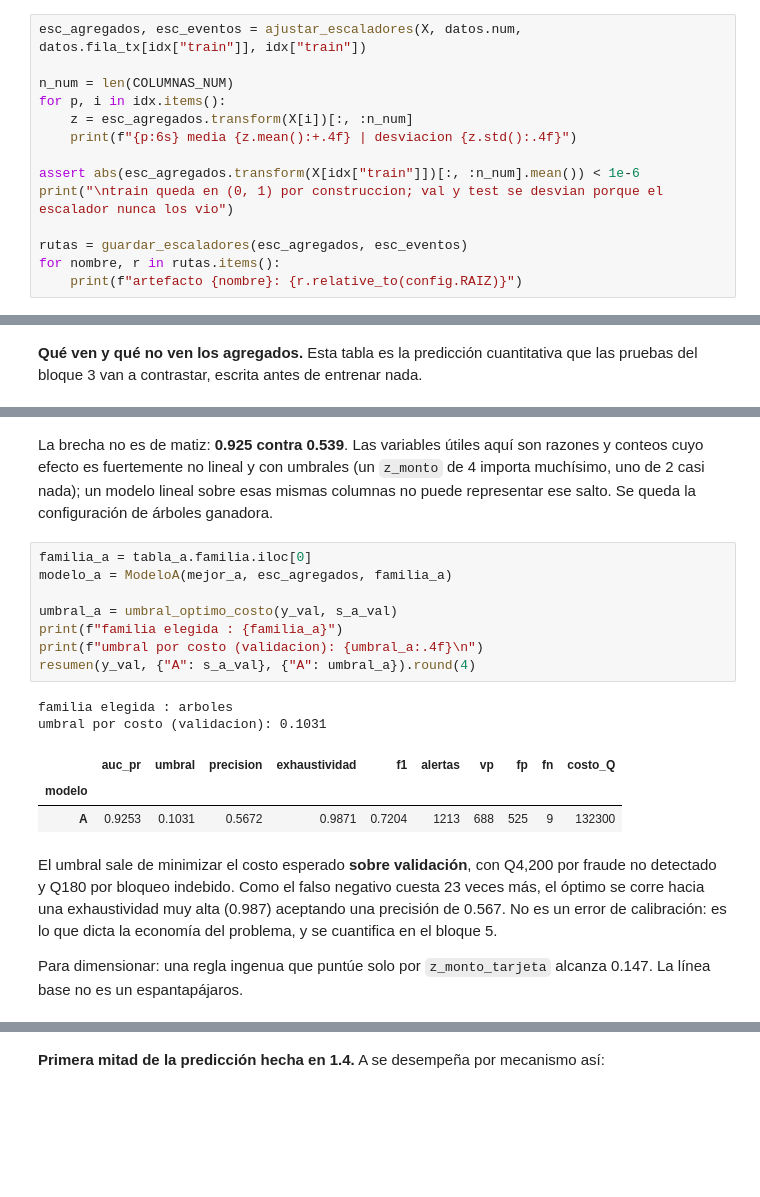
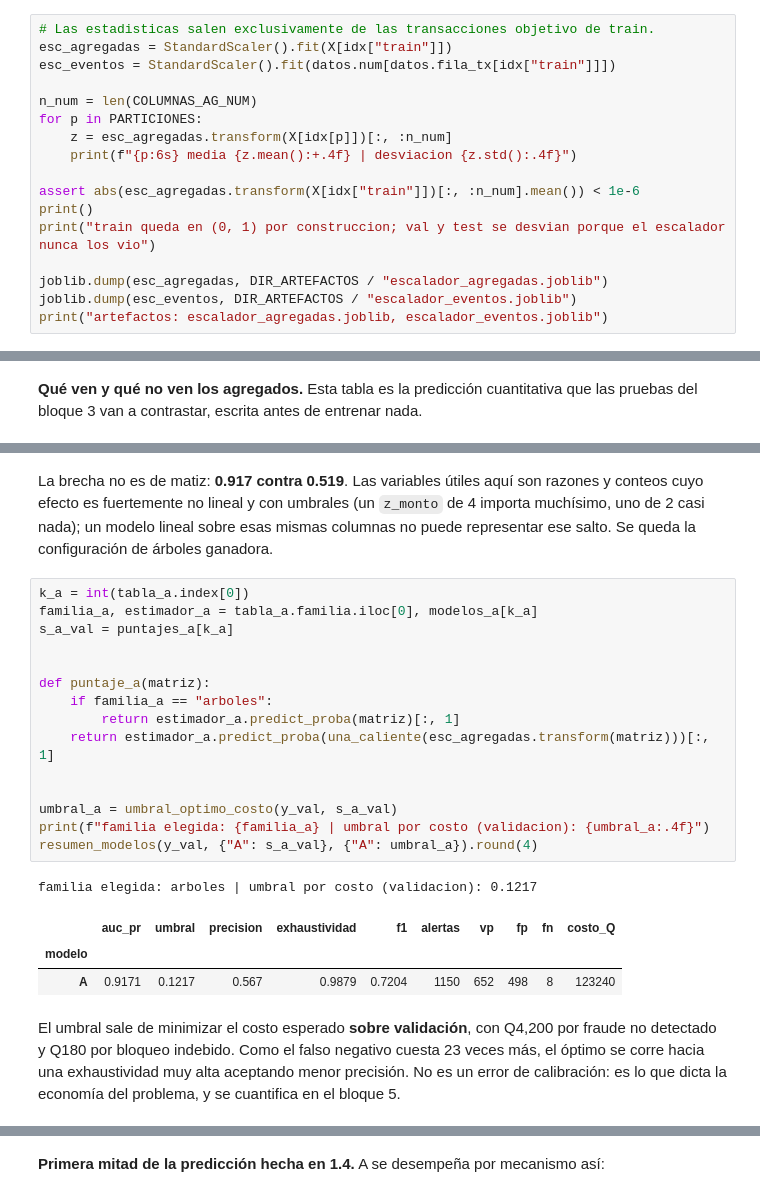
Before and after one commit to CindyGualim/DeepLearning_p1, a Jupyter notebook: proyecto1_Gualim_Ocaña.ipynb, the cells around one changed output, grey strips where cells are left out. Drawn from its saved outputs; the diff is of its cells as text; blank space fills up the shorter version.

```diff
--- a/proyecto1_Gualim_Ocaña.ipynb
+++ b/proyecto1_Gualim_Ocaña.ipynb
@@ -415,17 +896,20 @@ print(" [ok]", verificar_causalidad(tx, ag))
 # %% [markdown]
 **Control 2 — el escalador solo vio entrenamiento.**
 # %%
-esc_agregados, esc_eventos = ajustar_escaladores(X, datos.num, datos.fila_tx[idx["train"]], idx["train"])
+# Las estadisticas salen exclusivamente de las transacciones objetivo de train.
+esc_agregadas = StandardScaler().fit(X[idx["train"]])
+esc_eventos = StandardScaler().fit(datos.num[datos.fila_tx[idx["train"]]])
 
-n_num = len(COLUMNAS_NUM)
-for p, i in idx.items():
-    z = esc_agregados.transform(X[i])[:, :n_num]
+n_num = len(COLUMNAS_AG_NUM)
+for p in PARTICIONES:
+    z = esc_agregadas.transform(X[idx[p]])[:, :n_num]
     print(f"{p:6s} media {z.mean():+.4f} | desviacion {z.std():.4f}")
 
-assert abs(esc_agregados.transform(X[idx["train"]])[:, :n_num].mean()) < 1e-6
-print("\ntrain queda en (0, 1) por construccion; val y test se desvian porque el escalador nunca los vio")
+assert abs(esc_agregadas.transform(X[idx["train"]])[:, :n_num].mean()) < 1e-6
+print()
+print("train queda en (0, 1) por construccion; val y test se desvian porque el escalador nunca los vio")
 
-rutas = guardar_escaladores(esc_agregados, esc_eventos)
-for nombre, r in rutas.items():
-    print(f"artefacto {nombre}: {r.relative_to(config.RAIZ)}")
+joblib.dump(esc_agregadas, DIR_ARTEFACTOS / "escalador_agregadas.joblib")
+joblib.dump(esc_eventos, DIR_ARTEFACTOS / "escalador_eventos.joblib")
+print("artefactos: escalador_agregadas.joblib, escalador_eventos.joblib")
 # %% [output]
@@ -510,28 +1107,31 @@ tabla_a
 # %% [markdown]
-La brecha no es de matiz: **0.925 contra 0.539**. Las variables útiles aquí son razones y conteos
+La brecha no es de matiz: **0.917 contra 0.519**. Las variables útiles aquí son razones y conteos
 cuyo efecto es fuertemente no lineal y con umbrales (un `z_monto` de 4 importa muchísimo, uno de 2
-casi nada); un modelo lineal sobre esas mismas columnas no puede representar ese salto. Se queda
-la configuración de árboles ganadora.
+casi nada); un modelo lineal sobre esas mismas columnas no puede representar ese salto. Se queda la
+configuración de árboles ganadora.
 # %%
-familia_a = tabla_a.familia.iloc[0]
-modelo_a = ModeloA(mejor_a, esc_agregados, familia_a)
+k_a = int(tabla_a.index[0])
+familia_a, estimador_a = tabla_a.familia.iloc[0], modelos_a[k_a]
+s_a_val = puntajes_a[k_a]
+
+
+def puntaje_a(matriz):
+    if familia_a == "arboles":
+        return estimador_a.predict_proba(matriz)[:, 1]
+    return estimador_a.predict_proba(una_caliente(esc_agregadas.transform(matriz)))[:, 1]
+
 
 umbral_a = umbral_optimo_costo(y_val, s_a_val)
-print(f"familia elegida : {familia_a}")
-print(f"umbral por costo (validacion): {umbral_a:.4f}\n")
-resumen(y_val, {"A": s_a_val}, {"A": umbral_a}).round(4)
+print(f"familia elegida: {familia_a} | umbral por costo (validacion): {umbral_a:.4f}")
+resumen_modelos(y_val, {"A": s_a_val}, {"A": umbral_a}).round(4)
 # %% [output]
-familia elegida : arboles
-umbral por costo (validacion): 0.1031
+familia elegida: arboles | umbral por costo (validacion): 0.1217
 |  | auc_pr | umbral | precision | exhaustividad | f1 | alertas | vp | fp | fn | costo_Q |
 | modelo |  |  |  |  |  |  |  |  |  |  |
-| A | 0.9253 | 0.1031 | 0.5672 | 0.9871 | 0.7204 | 1213 | 688 | 525 | 9 | 132300 |
+| A | 0.9171 | 0.1217 | 0.567 | 0.9879 | 0.7204 | 1150 | 652 | 498 | 8 | 123240 |
 # %% [markdown]
 El umbral sale de minimizar el costo esperado **sobre validación**, con Q4,200 por fraude no
 detectado y Q180 por bloqueo indebido. Como el falso negativo cuesta 23 veces más, el óptimo se
-corre hacia una exhaustividad muy alta (0.987) aceptando una precisión de 0.567. No es un error de
-calibración: es lo que dicta la economía del problema, y se cuantifica en el bloque 5.
-
-Para dimensionar: una regla ingenua que puntúe solo por `z_monto_tarjeta` alcanza 0.147. La línea
-base no es un espantapájaros.
+corre hacia una exhaustividad muy alta aceptando menor precisión. No es un error de calibración: es
+lo que dicta la economía del problema, y se cuantifica en el bloque 5.
 # %%
```
Also changed, not shown: parts of 72 cells of this notebook, 13 other files.
